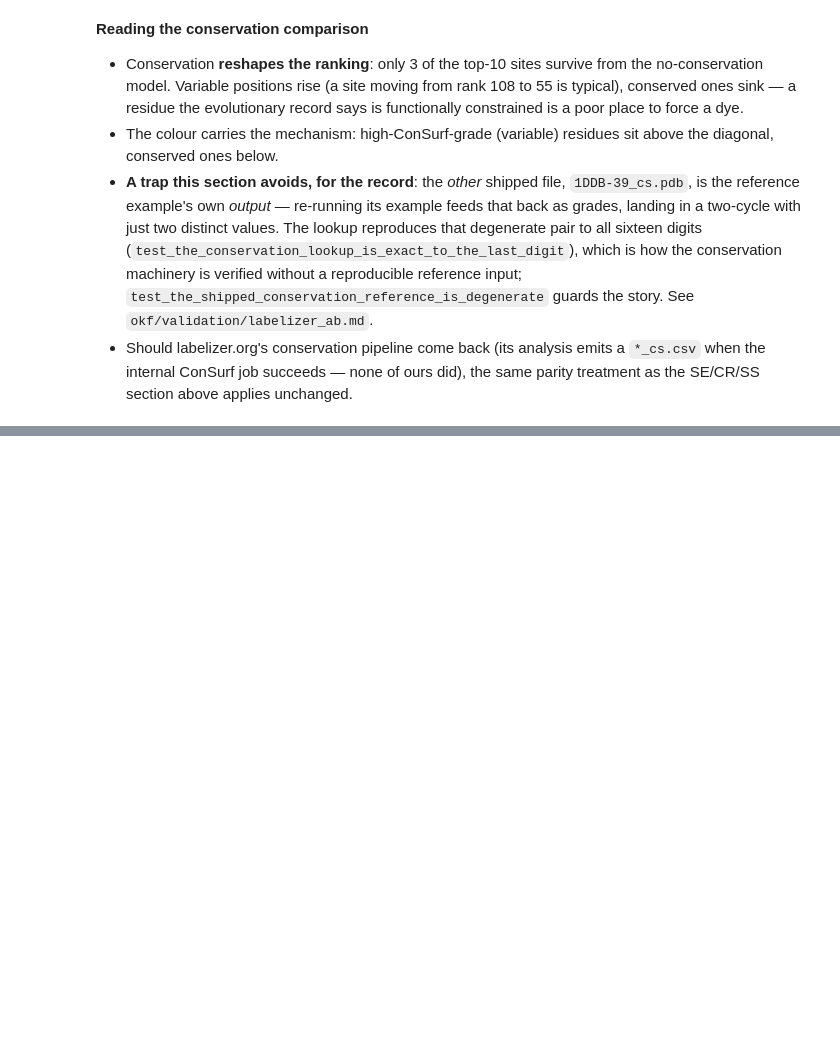
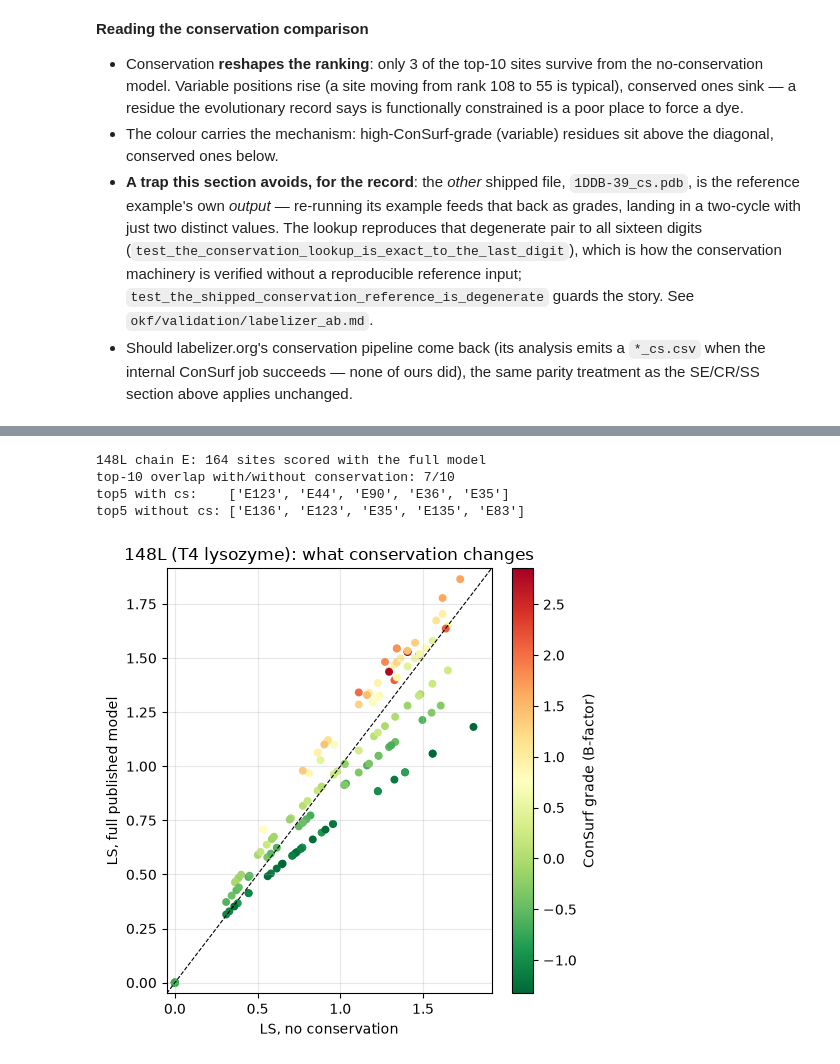
Before and after one commit to Fluorescence-Tools/IMP.bff, a Jupyter notebook: ipynb/example/labelizer_score.ipynb, the cells around one changed output, grey strips where cells are left out. Saved outputs shown, nothing was run; the diff lists cells and outputs as text; code cells hidden in the pictures; blank space fills up the shorter version.

```diff
--- a/ipynb/example/labelizer_score.ipynb
+++ b/ipynb/example/labelizer_score.ipynb
@@ -474,0 +486,55 @@ top-10 overlap with/without conservation: 3/10
+# %%
+import pathlib
+
+GRADES_148L = pathlib.Path("148L_consurf_grades.pdb")
+
+if not GRADES_148L.exists():
+    import requests
+    api = "https://labelizer.org/backend/"
+    s = requests.Session(); s.headers["User-Agent"] = "Mozilla/5.0"
+    entry = s.get(f"{api}load_pdb/148L?db=PDB", timeout=60).json()
+    print("entry:", entry)
+    chains = s.get(f"{api}conservationscore/{entry['id']}", timeout=60).json()
+    print("chains with grades:", chains)
+    GRADES_148L.write_text(
+        s.get(f"{api}conservationscore/{entry['id']}/{chains['chains'][0]}",
+              timeout=120).text)
+
+grades_148l = str(GRADES_148L)
+pdb_148l = grades_148l      # the grades file *is* the graded structure
+
+full = bff.ll_model_paper()
+sc = bff.ll_score_structure(pdb_148l, full, bff.LlOptions(), grades_148l)
+sn = bff.ll_score_structure(pdb_148l, [p for p in full if p.tag != "cs"],
+                            bff.LlOptions())
+kc = {bff.ll_residue_key(r.asym_id, r.seq_id): r.value
+      for r in sc if r.score_type == "combined"}
+kn = {bff.ll_residue_key(r.asym_id, r.seq_id): r.value
+      for r in sn if r.score_type == "combined"}
+keys = sorted(set(kc) & set(kn), key=lambda k: int(k[1:]))
+top_c = set(sorted(kc, key=kc.get, reverse=True)[:10])
+top_n = set(sorted(kn, key=kn.get, reverse=True)[:10])
+print(f"148L chain E: {len(kc)} sites scored with the full model")
+print(f"top-10 overlap with/without conservation: {len(top_c & top_n)}/10")
+print("top5 with cs:   ", sorted(kc, key=kc.get, reverse=True)[:5])
+print("top5 without cs:", sorted(kn, key=kn.get, reverse=True)[:5])
+
+x = np.array([kn[k] for k in keys]); y = np.array([kc[k] for k in keys])
+g = np.array([bff.ll_read_consurf(grades_148l)[k] for k in keys])
+fig, ax = plt.subplots(figsize=(5.2, 5.2))
+lim = (min(x.min(), y.min()) - 0.05, max(x.max(), y.max()) + 0.05)
+ax.plot(lim, lim, "k--", lw=0.8)
+scat = ax.scatter(x, y, c=g, cmap="RdYlGn_r", s=22)
+fig.colorbar(scat, ax=ax, label="ConSurf grade (B-factor)")
+ax.set_xlim(lim); ax.set_ylim(lim)
+ax.set_xlabel("LS, no conservation"); ax.set_ylabel("LS, full published model")
+ax.set_title("148L (T4 lysozyme): what conservation changes")
+ax.grid(alpha=0.3)
+fig.tight_layout()
+plt.show()
+# %% [output]
+148L chain E: 164 sites scored with the full model
+top-10 overlap with/without conservation: 7/10
+top5 with cs:    ['E123', 'E44', 'E90', 'E36', 'E35']
+top5 without cs: ['E136', 'E123', 'E35', 'E135', 'E83']
+[figure, added]
```
Also changed, not shown: parts of 1 cell of this notebook, 2 other files.
